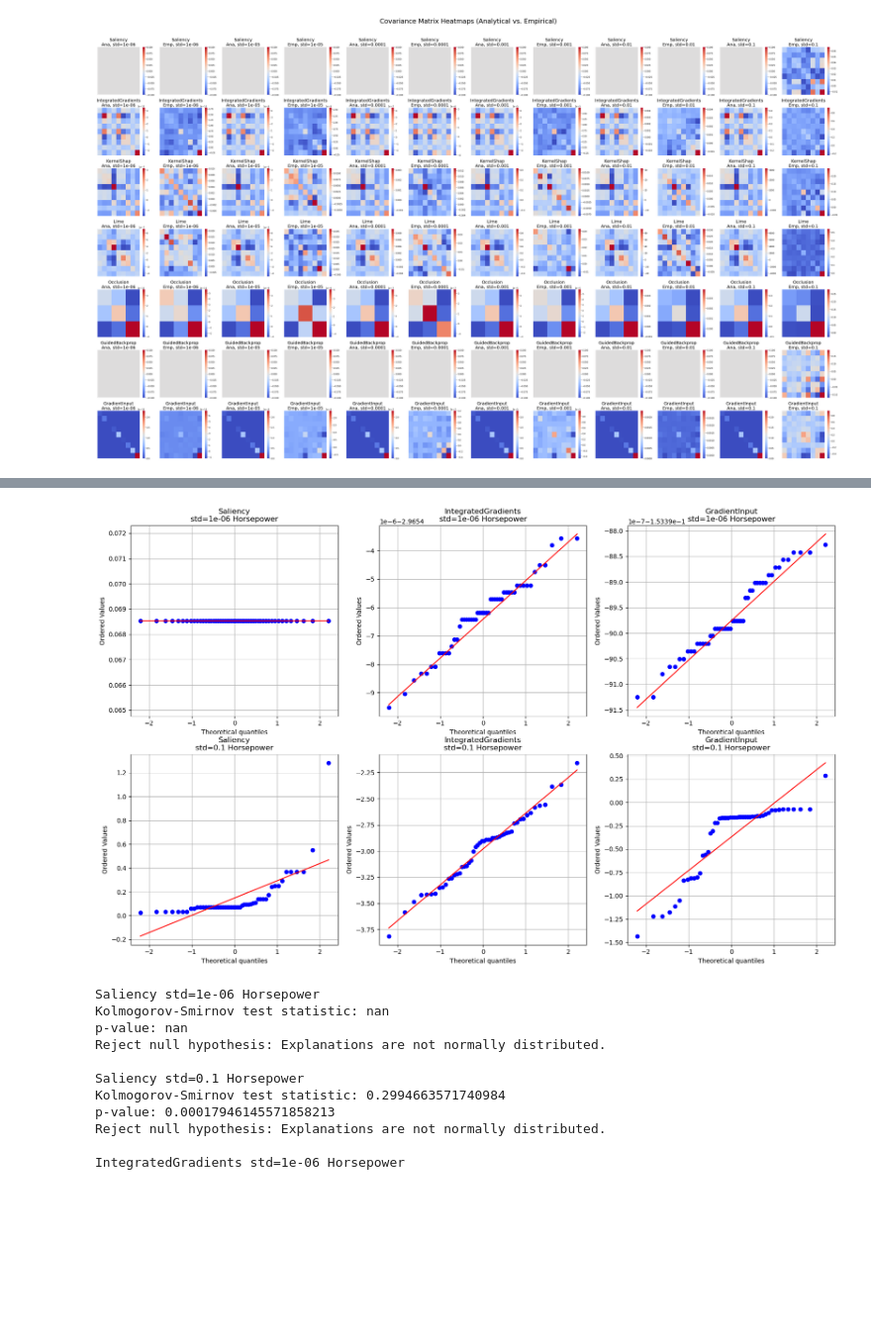
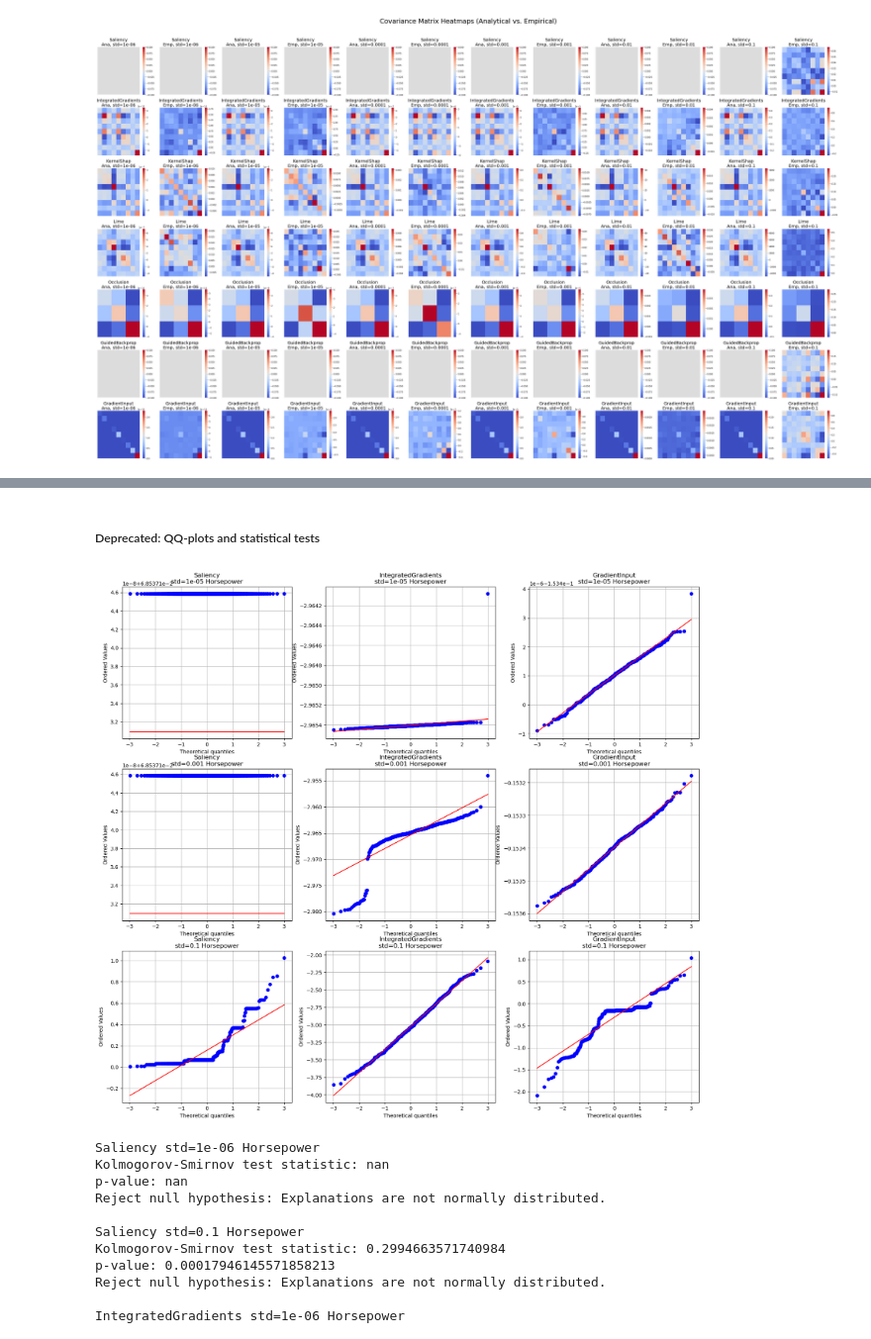
Before and after one commit to TeodorChiaburu/UXAI, a Jupyter notebook: Input_Perturbation_Tabular.ipynb, the cells around one changed output, grey strips where cells are left out. Shown at 99% size. Drawn from its saved outputs; the diff is of its cells as text; code cells hidden in the pictures; blank space fills up the shorter version.

```diff
--- a/Input_Perturbation_Tabular.ipynb
+++ b/Input_Perturbation_Tabular.ipynb
@@ -481,0 +546,15 @@ plt.show()
+# %%
+# Plot histogram and Kernel Density Estimate (KDE)
+sample_id, feature_id = 20, 2
+fig = plt.figure(figsize=(20, 18))
+fig.suptitle('Distributions perturbed explanations for sample ' + str(sample_id), fontsize=20)
+for i, exp_name in enumerate(empirical_exps[sample_id]):
+    for j, std in enumerate(stds):
+        plt.subplot(3,3,3*j+i+1)
+        sns.histplot(empirical_exps[sample_id][exp_name][std][:,0,feature_id], kde=True, bins=100)
+        plt.axvline(x=unperturbed_exps[sample_id][exp_name][0][feature_id], color='r')#, label='axvline - full height')
+        plt.title(exp_name + ' std=' + str(std) + ' ' + features_name[feature_id])
+        plt.xlabel("Explanation Value")
+        plt.ylabel("Frequency")
+        plt.grid()
+plt.show()
@@ -481,0 +563,15 @@ plt.show()
+# %%
+# Plot histogram and Kernel Density Estimate (KDE)
+sample_id, feature_id = 20, 3
+fig = plt.figure(figsize=(20, 18))
+fig.suptitle('Distributions perturbed explanations for sample ' + str(sample_id), fontsize=20)
+for i, exp_name in enumerate(empirical_exps[sample_id]):
+    for j, std in enumerate(stds):
+        plt.subplot(3,3,3*j+i+1)
+        sns.histplot(empirical_exps[sample_id][exp_name][std][:,0,feature_id], kde=True, bins=100)
+        plt.axvline(x=unperturbed_exps[sample_id][exp_name][0][feature_id], color='r')#, label='axvline - full height')
+        plt.title(exp_name + ' std=' + str(std) + ' ' + features_name[feature_id])
+        plt.xlabel("Explanation Value")
+        plt.ylabel("Frequency")
+        plt.grid()
+plt.show()
@@ -482,17 +596,19 @@ plt.show()
+# %% [markdown]
+##### Deprecated: QQ-plots and statistical tests
 # %%
 import scipy.stats as stats
 
 # Generate Q-Q plot
-plt.figure(figsize=(20, 12))
+plt.figure(figsize=(20, 18))
 for i, exp_name in enumerate(empirical_exps):
     for j, std in enumerate(stds):
-        plt.subplot(2,3,3*j+i+1)
+        plt.subplot(3,3,3*j+i+1)
         stats.probplot(empirical_exps[exp_name][std][:,0,feature_id], dist="norm", plot=plt)
         plt.title(exp_name + '\nstd=' + str(std) + ' ' + features_name[feature_id])
         plt.grid()
 plt.show()
 # %% [output]
-[figure, old version]
+[figure, new version]
 # %%
 from scipy.stats import ks_1samp, norm
 
```
Also changed, not shown: parts of 9 cells of this notebook.
